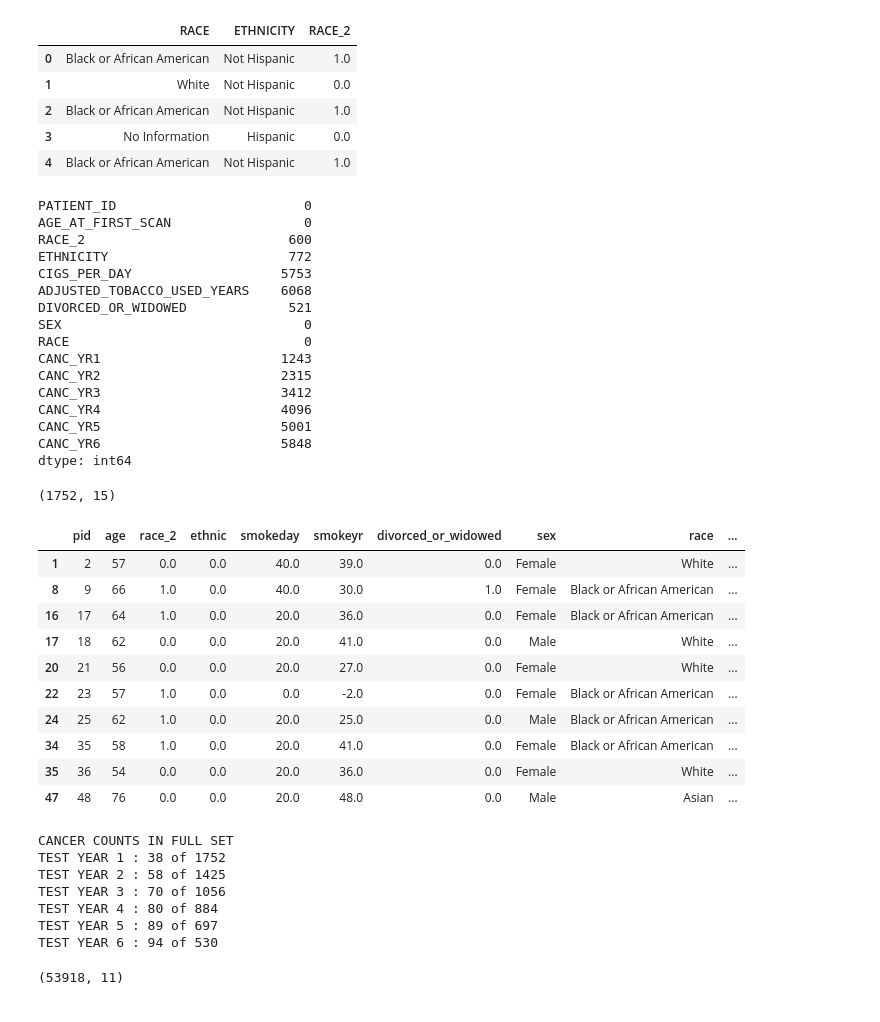
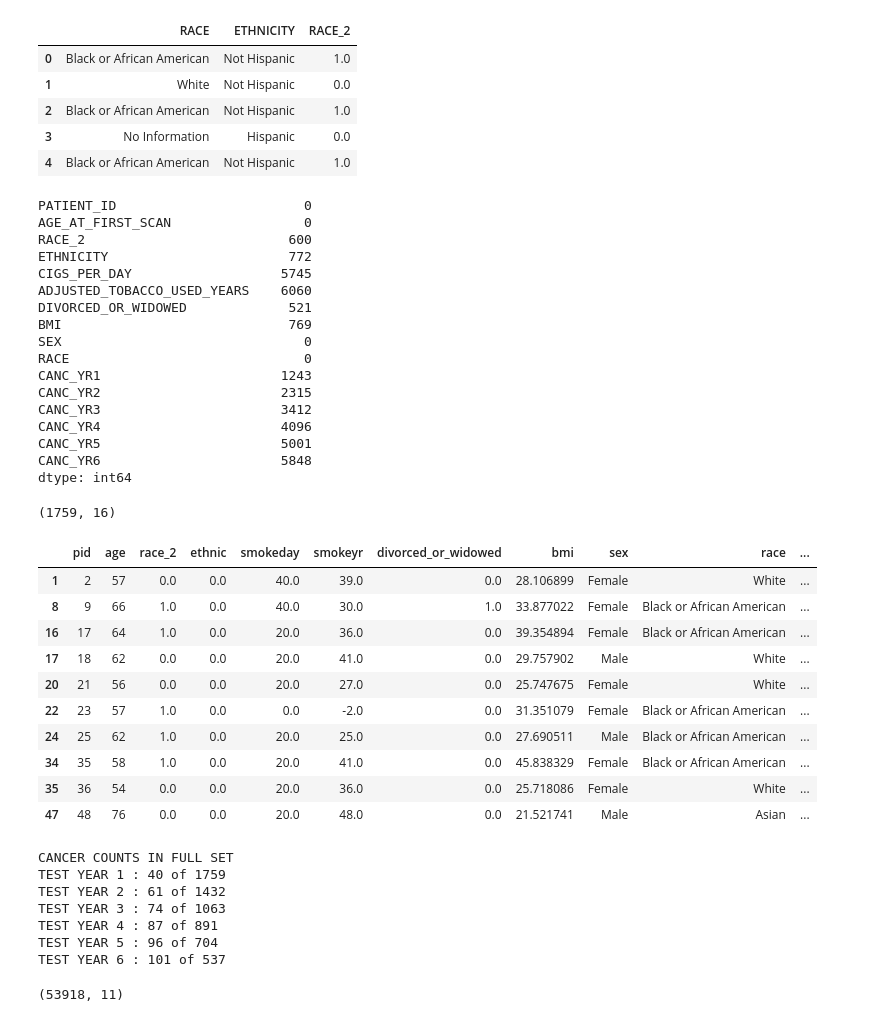
Before and after one commit to vikram0230/ai_he_lcs, a Jupyter notebook: model_evaluation/generate_sets_uic.ipynb, the cells around one changed output. Drawn from its saved outputs; the diff is of its cells as text; code cells hidden in the pictures.

```diff
--- a/model_evaluation/generate_sets_uic.ipynb
+++ b/model_evaluation/generate_sets_uic.ipynb
@@ -3,14 +3,14 @@ import numpy as np
 import pandas as pd
 import scipy.stats as st
 
-root_path = "C:/Users/mrabd/Documents/UICOM/research/salahudeen/uic_dicoms/analysis_04122024/"
+root_path = "C:/Users/Abdul Zakkar/Documents/UICOM/research/salahudeen/analysis_04122024/"
 path_sybil = root_path + "sybil_predictions_05202024.csv"
 path_dx = root_path + "202300334/REQ_202300334_DX_OUT.csv"
 path_famhx = root_path + "202300334/REQ_202300334_FAM_HX_OUT.csv"
 path_dem = root_path + "202300334/REQ_202300334_DEM2_OUT.csv"
-#path_vital = root_path + "202300334/REQ_202300334_VITAL2_OUT.csv"
+path_vital = root_path + "202300334/REQ_202300334_VITAL2_OUT.csv"
 
-test_out_path = root_path + '../../test_train_sets/test/'
+test_out_path = root_path + '../test_train_sets/test/'
 # %%
 STUDY_DATE = pd.to_datetime('2024-03-16')
 REMOVE_UNKNOWN = True
@@ -19,13 +19,13 @@ df_sybil = pd.read_csv(path_sybil)
 df_dx = pd.read_csv(path_dx)
 df_famhx = pd.read_csv(path_famhx)
 df_dem = pd.read_csv(path_dem)
-#df_vital = pd.read_csv(path_vital)
+df_vital = pd.read_csv(path_vital)
 
 print("df_sybil shape", df_sybil.shape)
 print("df_dx shape", df_dx.shape)
 print("df_famhx shape", df_famhx.shape)
 print("df_dem shape", df_dem.shape)
-#print("df_vital shape", df_vital.shape)
+print("df_vital shape", df_vital.shape)
 # %% [output]
 df_sybil shape (53918, 7)
 df_dx shape (26765, 3)
@@ -170,9 +171,16 @@ def marital_to_svm(marital):
     return 0
 
 df_dem['DIVORCED_OR_WIDOWED'] = df_dem['MARITAL_STATUS'].apply(marital_to_svm)
+# %%
+def bmi_to_svm(pid, df):
+    if pid not in df['pid'].values:
+        return np.nan
+    return df[df['pid'] == pid]['bmi'].values[0]
+
+df_dem['BMI'] = df_dem['PATIENT_ID'].apply(bmi_to_svm, args=[df_vital])
 # %%
 cols = ['PATIENT_ID','AGE_AT_FIRST_SCAN','RACE_2','ETHNICITY','CIGS_PER_DAY',
-    'ADJUSTED_TOBACCO_USED_YEARS','DIVORCED_OR_WIDOWED', 'SEX', 'RACE',
+    'ADJUSTED_TOBACCO_USED_YEARS','DIVORCED_OR_WIDOWED','BMI','SEX','RACE',
     'CANC_YR1','CANC_YR2','CANC_YR3','CANC_YR4','CANC_YR5','CANC_YR6']
 
 df_dem_test = df_dem[cols]
@@ -192,60 +200,62 @@ rename_dict = {
     'CIGS_PER_DAY': 'smokeday',
     'ADJUSTED_TOBACCO_USED_YEARS': 'smokeyr',
     'DIVORCED_OR_WIDOWED': 'divorced_or_widowed',
+    'BMI': 'bmi',
     'SEX': 'sex',
     'RACE': 'race',
     'CANC_YR1': 'canc_yr_1',
     'CANC_YR2': 'canc_yr_2',
     'CANC_YR3': 'canc_yr_3',
     'CANC_YR4': 'canc_yr_4',
     'CANC_YR5': 'canc_yr_5',
     'CANC_YR6': 'canc_yr_6'
 }
 df_dem_test = df_dem_test.rename(columns=rename_dict)
 
 display(df_dem_test.shape)
 display(df_dem_test.head(10))
 
 print("CANCER COUNTS IN FULL SET")
 for i in range(1,6+1):
     print('TEST YEAR', i, ':', int(df_dem_test['canc_yr_'+str(i)].sum()),
         'of', df_dem_test.shape[0]-df_dem_test['canc_yr_'+str(i)].isna().sum())
 # %% [output]
 PATIENT_ID                        0
 AGE_AT_FIRST_SCAN                 0
 RACE_2                          600
 ETHNICITY                       772
-CIGS_PER_DAY                   5753
-ADJUSTED_TOBACCO_USED_YEARS    6068
+CIGS_PER_DAY                   5745
+ADJUSTED_TOBACCO_USED_YEARS    6060
 DIVORCED_OR_WIDOWED             521
+BMI                             769
 SEX                               0
 RACE                              0
 CANC_YR1                       1243
 CANC_YR2                       2315
 CANC_YR3                       3412
 CANC_YR4                       4096
 CANC_YR5                       5001
 CANC_YR6                       5848
 dtype: int64
-(1752, 15)
+(1759, 16)
-|  | pid | age | race_2 | ethnic | smokeday | smokeyr | divorced_or_widowed | sex | race | ... |
-| 1 | 2 | 57 | 0.0 | 0.0 | 40.0 | 39.0 | 0.0 | Female | White | ... |
-| 8 | 9 | 66 | 1.0 | 0.0 | 40.0 | 30.0 | 1.0 | Female | Black or African American | ... |
-| 16 | 17 | 64 | 1.0 | 0.0 | 20.0 | 36.0 | 0.0 | Female | Black or African American | ... |
-| 17 | 18 | 62 | 0.0 | 0.0 | 20.0 | 41.0 | 0.0 | Male | White | ... |
-| 20 | 21 | 56 | 0.0 | 0.0 | 20.0 | 27.0 | 0.0 | Female | White | ... |
-| 22 | 23 | 57 | 1.0 | 0.0 | 0.0 | -2.0 | 0.0 | Female | Black or African American | ... |
-| 24 | 25 | 62 | 1.0 | 0.0 | 20.0 | 25.0 | 0.0 | Male | Black or African American | ... |
-| 34 | 35 | 58 | 1.0 | 0.0 | 20.0 | 41.0 | 0.0 | Female | Black or African American | ... |
-| 35 | 36 | 54 | 0.0 | 0.0 | 20.0 | 36.0 | 0.0 | Female | White | ... |
-| 47 | 48 | 76 | 0.0 | 0.0 | 20.0 | 48.0 | 0.0 | Male | Asian | ... |
+|  | pid | age | race_2 | ethnic | smokeday | smokeyr | divorced_or_widowed | bmi | sex | race | ... |
+| 1 | 2 | 57 | 0.0 | 0.0 | 40.0 | 39.0 | 0.0 | 28.106899 | Female | White | ... |
+| 8 | 9 | 66 | 1.0 | 0.0 | 40.0 | 30.0 | 1.0 | 33.877022 | Female | Black or African American | ... |
+| 16 | 17 | 64 | 1.0 | 0.0 | 20.0 | 36.0 | 0.0 | 39.354894 | Female | Black or African American | ... |
+| 17 | 18 | 62 | 0.0 | 0.0 | 20.0 | 41.0 | 0.0 | 29.757902 | Male | White | ... |
+| 20 | 21 | 56 | 0.0 | 0.0 | 20.0 | 27.0 | 0.0 | 25.747675 | Female | White | ... |
+| 22 | 23 | 57 | 1.0 | 0.0 | 0.0 | -2.0 | 0.0 | 31.351079 | Female | Black or African American | ... |
+| 24 | 25 | 62 | 1.0 | 0.0 | 20.0 | 25.0 | 0.0 | 27.690511 | Male | Black or African American | ... |
+| 34 | 35 | 58 | 1.0 | 0.0 | 20.0 | 41.0 | 0.0 | 45.838329 | Female | Black or African American | ... |
+| 35 | 36 | 54 | 0.0 | 0.0 | 20.0 | 36.0 | 0.0 | 25.718086 | Female | White | ... |
+| 47 | 48 | 76 | 0.0 | 0.0 | 20.0 | 48.0 | 0.0 | 21.521741 | Male | Asian | ... |
 CANCER COUNTS IN FULL SET
-TEST YEAR 1 : 38 of 1752
-TEST YEAR 2 : 58 of 1425
-TEST YEAR 3 : 70 of 1056
-TEST YEAR 4 : 80 of 884
-TEST YEAR 5 : 89 of 697
-TEST YEAR 6 : 94 of 530
+TEST YEAR 1 : 40 of 1759
+TEST YEAR 2 : 61 of 1432
+TEST YEAR 3 : 74 of 1063
+TEST YEAR 4 : 87 of 891
+TEST YEAR 5 : 96 of 704
+TEST YEAR 6 : 101 of 537
 # %%
 def filter_path(path, exclude, at_least_one, include, trim=2):
     path = trim_path(path, trim)
```
Also changed, not shown: parts of 5 cells of this notebook, 4 other files.
